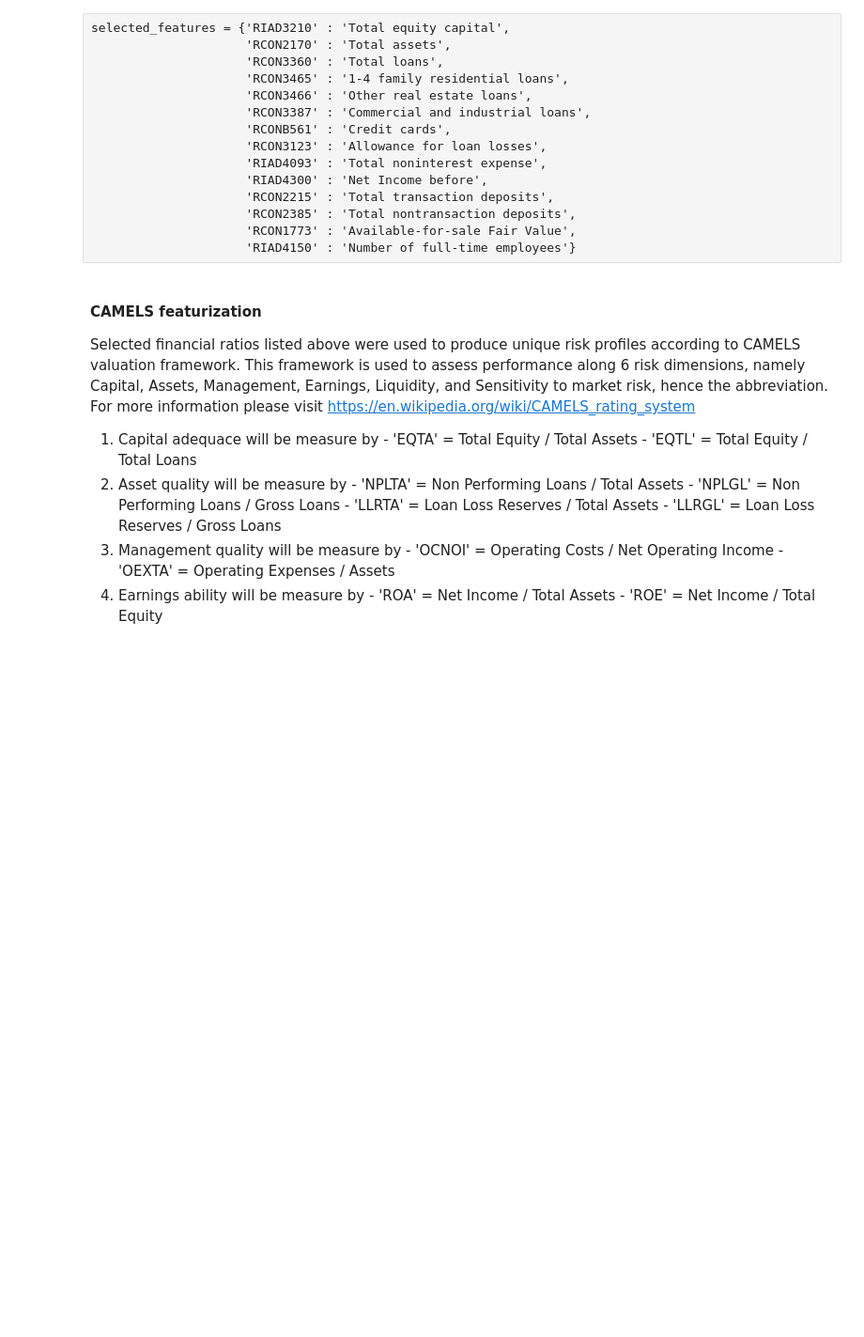
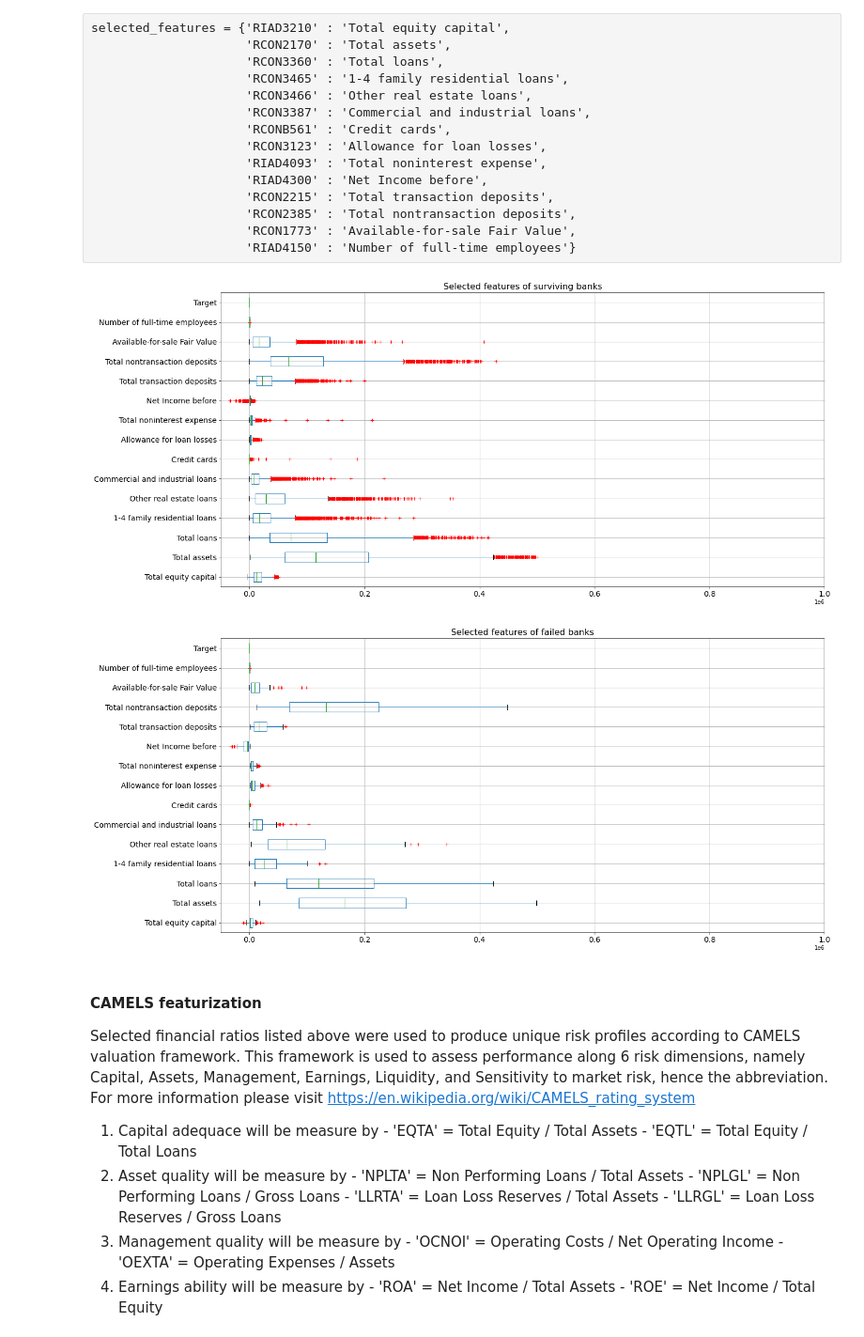
Before and after one commit to allaccountstaken/automl_v_hyperdrive, a Jupyter notebook: benchmark_model.ipynb, the cells around one changed output. Shown at 94% size. Drawn from its saved outputs; the diff is of its cells as text; code cells hidden in the pictures; blank space fills up the shorter version.

```diff
--- a/benchmark_model.ipynb
+++ b/benchmark_model.ipynb
@@ -34,6 +49,19 @@ selected_features = {'RIAD3210' : 'Total equity capital',
                      'RCON2385' : 'Total nontransaction deposits',
                      'RCON1773' : 'Available-for-sale Fair Value',
                      'RIAD4150' : 'Number of full-time employees'}
+# %%
+# Import banks universe surviving after 2010Q3
+universe = pd.read_csv('data/reduced_universe_after2010Q3.csv', index_col=0)
+universe.loc[universe['Target']==0].boxplot(figsize=(20,10), vert=False, sym='r+', fontsize=14).set_xlim(-50000, 1000000)
+plt.title(label ="Selected features of surviving banks", fontsize=16)
+plt.show()
+# Failed banks
+universe.loc[universe['Target']==1].boxplot(figsize=(20,10), vert=False, sym='r+', fontsize=14).set_xlim(-50000, 1000000)
+plt.title(label ="Selected features of failed banks", fontsize=16)
+plt.show()
+# %% [output]
+[figure, added]
+[figure, added]
 # %% [markdown]
 #### CAMELS featurization
 Selected financial ratios listed above were used to produce unique risk profiles according to CAMELS valuation framework. This framework is used to assess performance along 6 risk dimensions, namely Capital, Assets, Management, Earnings, Liquidity, and Sensitivity to market risk, hence the abbreviation. For more information please visit https://en.wikipedia.org/wiki/CAMELS_rating_system
```
Also changed, not shown: parts of 8 cells of this notebook.
